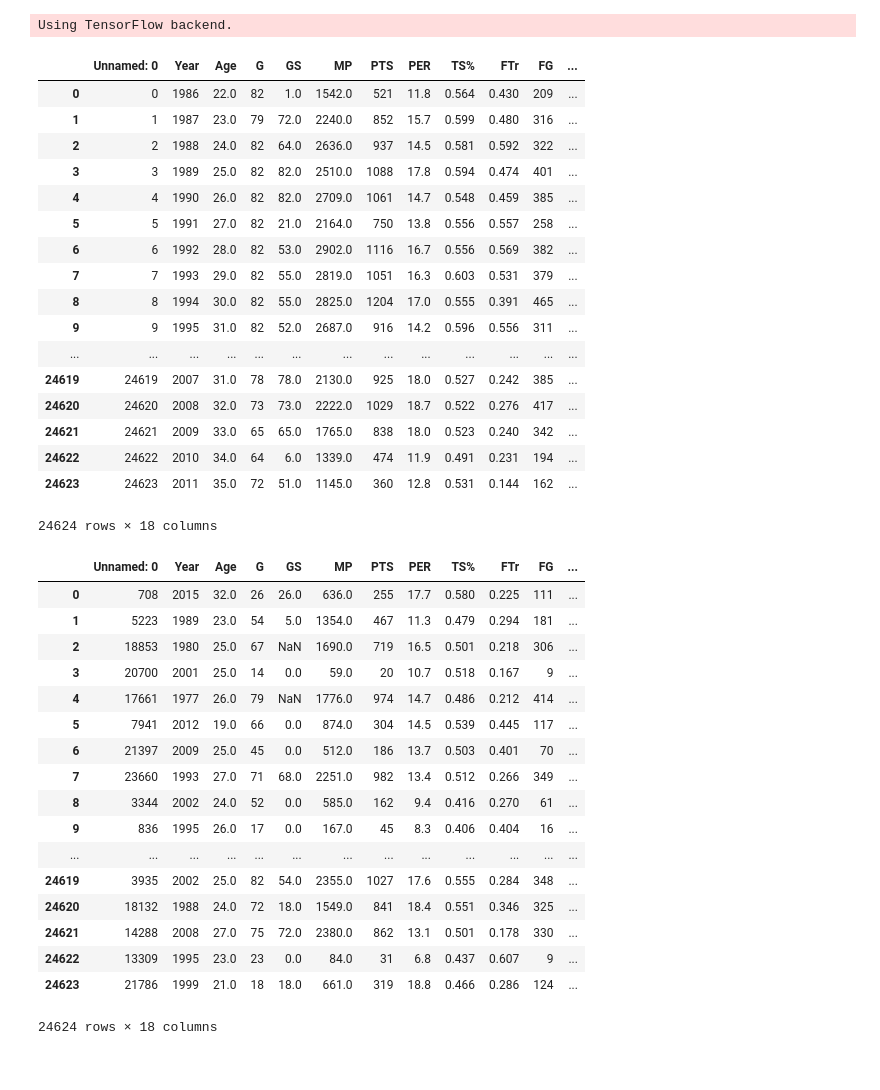
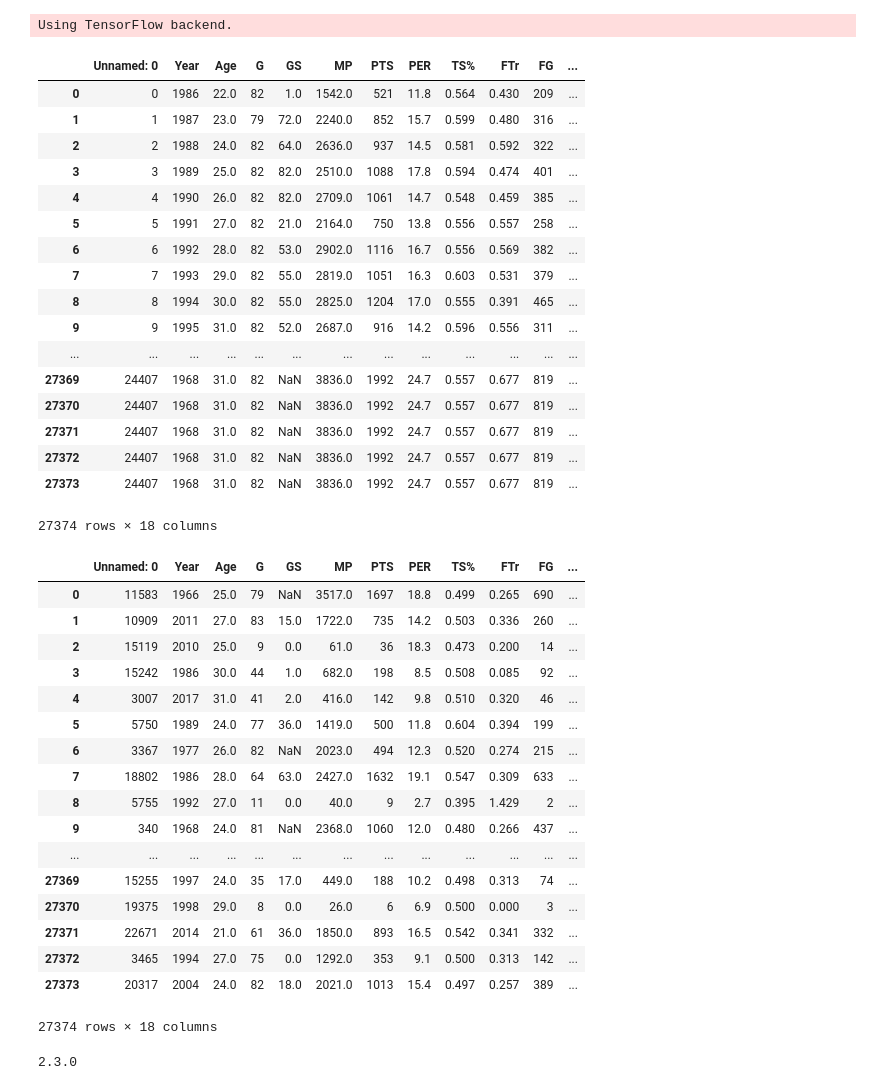
Before and after one commit to Monica-mcm/NBA_Final_Project, a Jupyter notebook: ML_Process/NN_Work.ipynb, the cells around one changed output. Cells and saved outputs as stored; diff of their text form; code cells hidden in the pictures.

```diff
--- a/ML_Process/NN_Work.ipynb
+++ b/ML_Process/NN_Work.ipynb
@@ -1,56 +1,56 @@
 # %%
 import pandas as pd
 import matplotlib.pyplot as plt
 import numpy as np
 from keras import optimizers
 from keras.callbacks import ModelCheckpoint
 from keras.models import Sequential
 from keras.layers.core import Dense, Activation, Dropout
 from sklearn.model_selection import train_test_split
 
-NBA_learn_df=pd.read_csv("../Resources/NBA_learning.csv")
+NBA_learn_df=pd.read_csv("../Resources/NBA_learning2.csv")
 NBA_learn_df
 # %% [output]
 Using TensorFlow backend.
 |  | Unnamed: 0 | Year | Age | G | GS | MP | PTS | PER | TS% | FTr | FG | ... |
 | 0 | 0 | 1986 | 22.0 | 82 | 1.0 | 1542.0 | 521 | 11.8 | 0.564 | 0.430 | 209 | ... |
 | 1 | 1 | 1987 | 23.0 | 79 | 72.0 | 2240.0 | 852 | 15.7 | 0.599 | 0.480 | 316 | ... |
 | 2 | 2 | 1988 | 24.0 | 82 | 64.0 | 2636.0 | 937 | 14.5 | 0.581 | 0.592 | 322 | ... |
 | 3 | 3 | 1989 | 25.0 | 82 | 82.0 | 2510.0 | 1088 | 17.8 | 0.594 | 0.474 | 401 | ... |
 | 4 | 4 | 1990 | 26.0 | 82 | 82.0 | 2709.0 | 1061 | 14.7 | 0.548 | 0.459 | 385 | ... |
 | 5 | 5 | 1991 | 27.0 | 82 | 21.0 | 2164.0 | 750 | 13.8 | 0.556 | 0.557 | 258 | ... |
 | 6 | 6 | 1992 | 28.0 | 82 | 53.0 | 2902.0 | 1116 | 16.7 | 0.556 | 0.569 | 382 | ... |
 | 7 | 7 | 1993 | 29.0 | 82 | 55.0 | 2819.0 | 1051 | 16.3 | 0.603 | 0.531 | 379 | ... |
 | 8 | 8 | 1994 | 30.0 | 82 | 55.0 | 2825.0 | 1204 | 17.0 | 0.555 | 0.391 | 465 | ... |
 | 9 | 9 | 1995 | 31.0 | 82 | 52.0 | 2687.0 | 916 | 14.2 | 0.596 | 0.556 | 311 | ... |
 | ... | ... | ... | ... | ... | ... | ... | ... | ... | ... | ... | ... | ... |
-| 24619 | 24619 | 2007 | 31.0 | 78 | 78.0 | 2130.0 | 925 | 18.0 | 0.527 | 0.242 | 385 | ... |
-| 24620 | 24620 | 2008 | 32.0 | 73 | 73.0 | 2222.0 | 1029 | 18.7 | 0.522 | 0.276 | 417 | ... |
-| 24621 | 24621 | 2009 | 33.0 | 65 | 65.0 | 1765.0 | 838 | 18.0 | 0.523 | 0.240 | 342 | ... |
-| 24622 | 24622 | 2010 | 34.0 | 64 | 6.0 | 1339.0 | 474 | 11.9 | 0.491 | 0.231 | 194 | ... |
-| 24623 | 24623 | 2011 | 35.0 | 72 | 51.0 | 1145.0 | 360 | 12.8 | 0.531 | 0.144 | 162 | ... |
+| 27369 | 24407 | 1968 | 31.0 | 82 | NaN | 3836.0 | 1992 | 24.7 | 0.557 | 0.677 | 819 | ... |
+| 27370 | 24407 | 1968 | 31.0 | 82 | NaN | 3836.0 | 1992 | 24.7 | 0.557 | 0.677 | 819 | ... |
+| 27371 | 24407 | 1968 | 31.0 | 82 | NaN | 3836.0 | 1992 | 24.7 | 0.557 | 0.677 | 819 | ... |
+| 27372 | 24407 | 1968 | 31.0 | 82 | NaN | 3836.0 | 1992 | 24.7 | 0.557 | 0.677 | 819 | ... |
+| 27373 | 24407 | 1968 | 31.0 | 82 | NaN | 3836.0 | 1992 | 24.7 | 0.557 | 0.677 | 819 | ... |
-24624 rows × 18 columns
+27374 rows × 18 columns
 # %%
 NBA_learn_df.sample(frac=1).reset_index(drop=True)
 # %% [output]
 |  | Unnamed: 0 | Year | Age | G | GS | MP | PTS | PER | TS% | FTr | FG | ... |
-| 0 | 708 | 2015 | 32.0 | 26 | 26.0 | 636.0 | 255 | 17.7 | 0.580 | 0.225 | 111 | ... |
-| 1 | 5223 | 1989 | 23.0 | 54 | 5.0 | 1354.0 | 467 | 11.3 | 0.479 | 0.294 | 181 | ... |
-| 2 | 18853 | 1980 | 25.0 | 67 | NaN | 1690.0 | 719 | 16.5 | 0.501 | 0.218 | 306 | ... |
-| 3 | 20700 | 2001 | 25.0 | 14 | 0.0 | 59.0 | 20 | 10.7 | 0.518 | 0.167 | 9 | ... |
-| 4 | 17661 | 1977 | 26.0 | 79 | NaN | 1776.0 | 974 | 14.7 | 0.486 | 0.212 | 414 | ... |
-| 5 | 7941 | 2012 | 19.0 | 66 | 0.0 | 874.0 | 304 | 14.5 | 0.539 | 0.445 | 117 | ... |
-| 6 | 21397 | 2009 | 25.0 | 45 | 0.0 | 512.0 | 186 | 13.7 | 0.503 | 0.401 | 70 | ... |
-| 7 | 23660 | 1993 | 27.0 | 71 | 68.0 | 2251.0 | 982 | 13.4 | 0.512 | 0.266 | 349 | ... |
-| 8 | 3344 | 2002 | 24.0 | 52 | 0.0 | 585.0 | 162 | 9.4 | 0.416 | 0.270 | 61 | ... |
-| 9 | 836 | 1995 | 26.0 | 17 | 0.0 | 167.0 | 45 | 8.3 | 0.406 | 0.404 | 16 | ... |
+| 0 | 11583 | 1966 | 25.0 | 79 | NaN | 3517.0 | 1697 | 18.8 | 0.499 | 0.265 | 690 | ... |
+| 1 | 10909 | 2011 | 27.0 | 83 | 15.0 | 1722.0 | 735 | 14.2 | 0.503 | 0.336 | 260 | ... |
+| 2 | 15119 | 2010 | 25.0 | 9 | 0.0 | 61.0 | 36 | 18.3 | 0.473 | 0.200 | 14 | ... |
+| 3 | 15242 | 1986 | 30.0 | 44 | 1.0 | 682.0 | 198 | 8.5 | 0.508 | 0.085 | 92 | ... |
+| 4 | 3007 | 2017 | 31.0 | 41 | 2.0 | 416.0 | 142 | 9.8 | 0.510 | 0.320 | 46 | ... |
+| 5 | 5750 | 1989 | 24.0 | 77 | 36.0 | 1419.0 | 500 | 11.8 | 0.604 | 0.394 | 199 | ... |
+| 6 | 3367 | 1977 | 26.0 | 82 | NaN | 2023.0 | 494 | 12.3 | 0.520 | 0.274 | 215 | ... |
+| 7 | 18802 | 1986 | 28.0 | 64 | 63.0 | 2427.0 | 1632 | 19.1 | 0.547 | 0.309 | 633 | ... |
+| 8 | 5755 | 1992 | 27.0 | 11 | 0.0 | 40.0 | 9 | 2.7 | 0.395 | 1.429 | 2 | ... |
+| 9 | 340 | 1968 | 24.0 | 81 | NaN | 2368.0 | 1060 | 12.0 | 0.480 | 0.266 | 437 | ... |
 | ... | ... | ... | ... | ... | ... | ... | ... | ... | ... | ... | ... | ... |
-| 24619 | 3935 | 2002 | 25.0 | 82 | 54.0 | 2355.0 | 1027 | 17.6 | 0.555 | 0.284 | 348 | ... |
-| 24620 | 18132 | 1988 | 24.0 | 72 | 18.0 | 1549.0 | 841 | 18.4 | 0.551 | 0.346 | 325 | ... |
-| 24621 | 14288 | 2008 | 27.0 | 75 | 72.0 | 2380.0 | 862 | 13.1 | 0.501 | 0.178 | 330 | ... |
-| 24622 | 13309 | 1995 | 23.0 | 23 | 0.0 | 84.0 | 31 | 6.8 | 0.437 | 0.607 | 9 | ... |
-| 24623 | 21786 | 1999 | 21.0 | 18 | 18.0 | 661.0 | 319 | 18.8 | 0.466 | 0.286 | 124 | ... |
+| 27369 | 15255 | 1997 | 24.0 | 35 | 17.0 | 449.0 | 188 | 10.2 | 0.498 | 0.313 | 74 | ... |
+| 27370 | 19375 | 1998 | 29.0 | 8 | 0.0 | 26.0 | 6 | 6.9 | 0.500 | 0.000 | 3 | ... |
+| 27371 | 22671 | 2014 | 21.0 | 61 | 36.0 | 1850.0 | 893 | 16.5 | 0.542 | 0.341 | 332 | ... |
+| 27372 | 3465 | 1994 | 27.0 | 75 | 0.0 | 1292.0 | 353 | 9.1 | 0.500 | 0.313 | 142 | ... |
+| 27373 | 20317 | 2004 | 24.0 | 82 | 18.0 | 2021.0 | 1013 | 15.4 | 0.497 | 0.257 | 389 | ... |
-24624 rows × 18 columns
+27374 rows × 18 columns
 # %%
 X=NBA_learn_df.drop(columns=["Unnamed: 0","Players ok"])
 y=NBA_learn_df['Players ok']
@@ -65,6 +65,11 @@ label_encoder = LabelEncoder()
 label_encoder.fit(y_train)
 encoded_y_train = label_encoder.transform(y_train)
 encoded_y_test = label_encoder.transform(y_test)
+# %%
+import keras
+print(keras.__version__)
+# %% [output]
+2.3.0
 # %%
 mod1 = Sequential()
 mod1.add(Dense(50, activation='relu',input_shape=(16,)))
```
Also changed, not shown: parts of 13 cells of this notebook, 4 other files.
